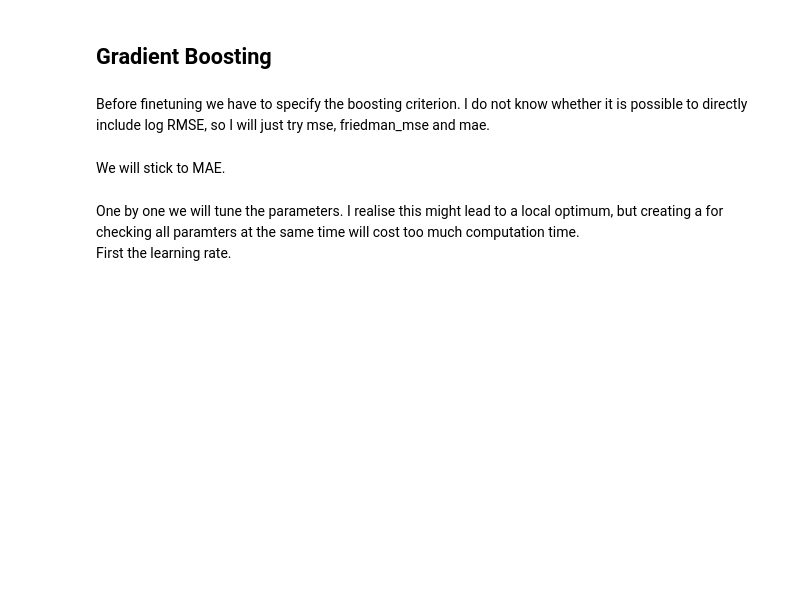
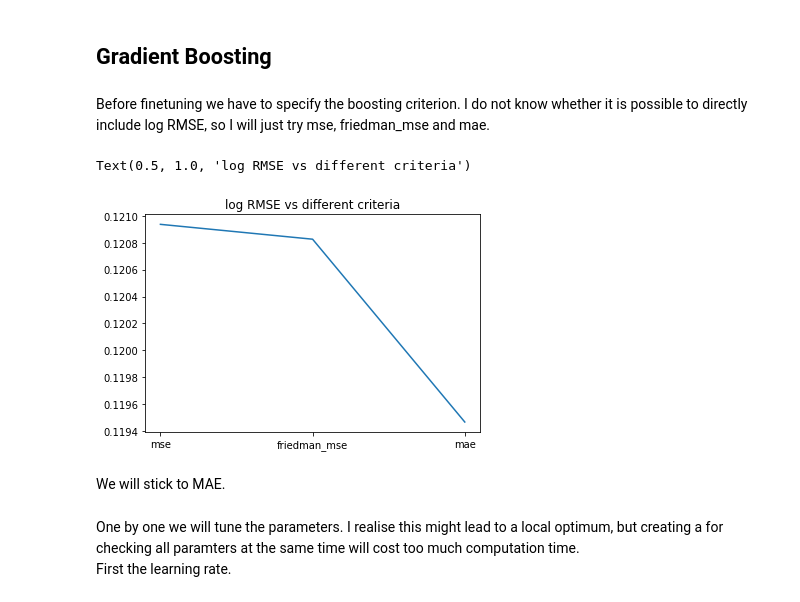
Before and after one commit to mvholsteijn/Kaggle-house-prices, a Jupyter notebook: Kaggle - Housing Prices 2.ipynb, the cells around one changed output. Saved outputs shown, nothing was run; the diff lists cells and outputs as text; code cells hidden in the pictures; blank space fills up the shorter version.

```diff
--- a/Kaggle - Housing Prices 2.ipynb
+++ b/Kaggle - Housing Prices 2.ipynb
@@ -1865,27 +1865,30 @@ X_train,X_test,y_train,y_test = train_test_split(X,y,test_size=0.3,random_state
 # %% [markdown]
 Before finetuning we have to specify the boosting criterion. I do not know whether it is possible to directly include log RMSE, so I will just try mse, friedman_mse and mae.
 # %%
-# criteria = ['mse','friedman_mse','mae']
-# gb_errors = []
+criteria = ['mse','friedman_mse','mae']
+gb_errors = []
 
-# for crit in criteria:
-#     params = {
-#         'n_estimators': 100,
-#         'learning_rate': 0.1,
-#         'max_depth': 3,
-#         'criterion': crit,
-#         'random_state': 42
-#     }
+for crit in criteria:
+    params = {
+        'n_estimators': 100,
+        'learning_rate': 0.1,
+        'max_depth': 3,
+        'criterion': crit,
+        'random_state': 42
+    }
 
-#     gradient_boosting_regressor = ensemble.GradientBoostingRegressor(**params)
+    gradient_boosting_regressor = ensemble.GradientBoostingRegressor(**params)
 
-#     gradient_boosting_regressor.fit(X_train, y_train)
-#     predictions = pd.DataFrame(gradient_boosting_regressor.predict(X_test),index=y_test.index,columns=y_test.columns)
-#     MAE, RMSE, max_error, log_RMSE, expl_var = errors(y_test,predictions)
-#     gb_errors.append(log_RMSE)
+    gradient_boosting_regressor.fit(X_train, y_train)
+    predictions = pd.DataFrame(gradient_boosting_regressor.predict(X_test),index=y_test.index,columns=y_test.columns)
+    MAE, RMSE, max_error, log_RMSE, expl_var = errors(y_test,predictions)
+    gb_errors.append(log_RMSE)
 # %%
-# plt.plot(criteria,gb_errors)
-# plt.title('log RMSE vs different criteria')
+plt.plot(criteria,gb_errors)
+plt.title('log RMSE vs different criteria')
+# %% [output]
+Text(0.5, 1.0, 'log RMSE vs different criteria')
+[figure, added]
 # %% [markdown]
 We will stick to MAE.
 # %% [markdown]
```
Also changed, not shown: parts of 9 cells of this notebook.
